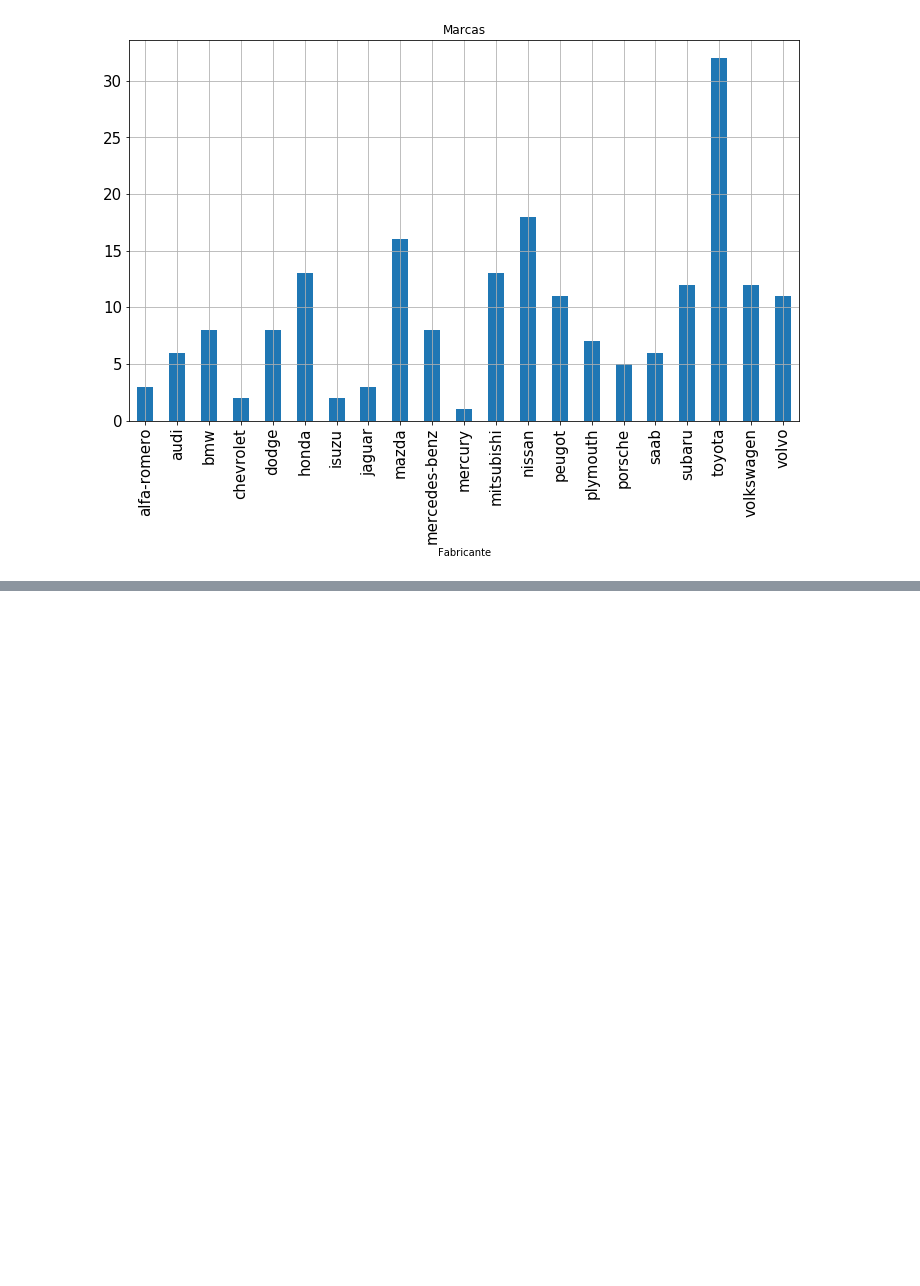
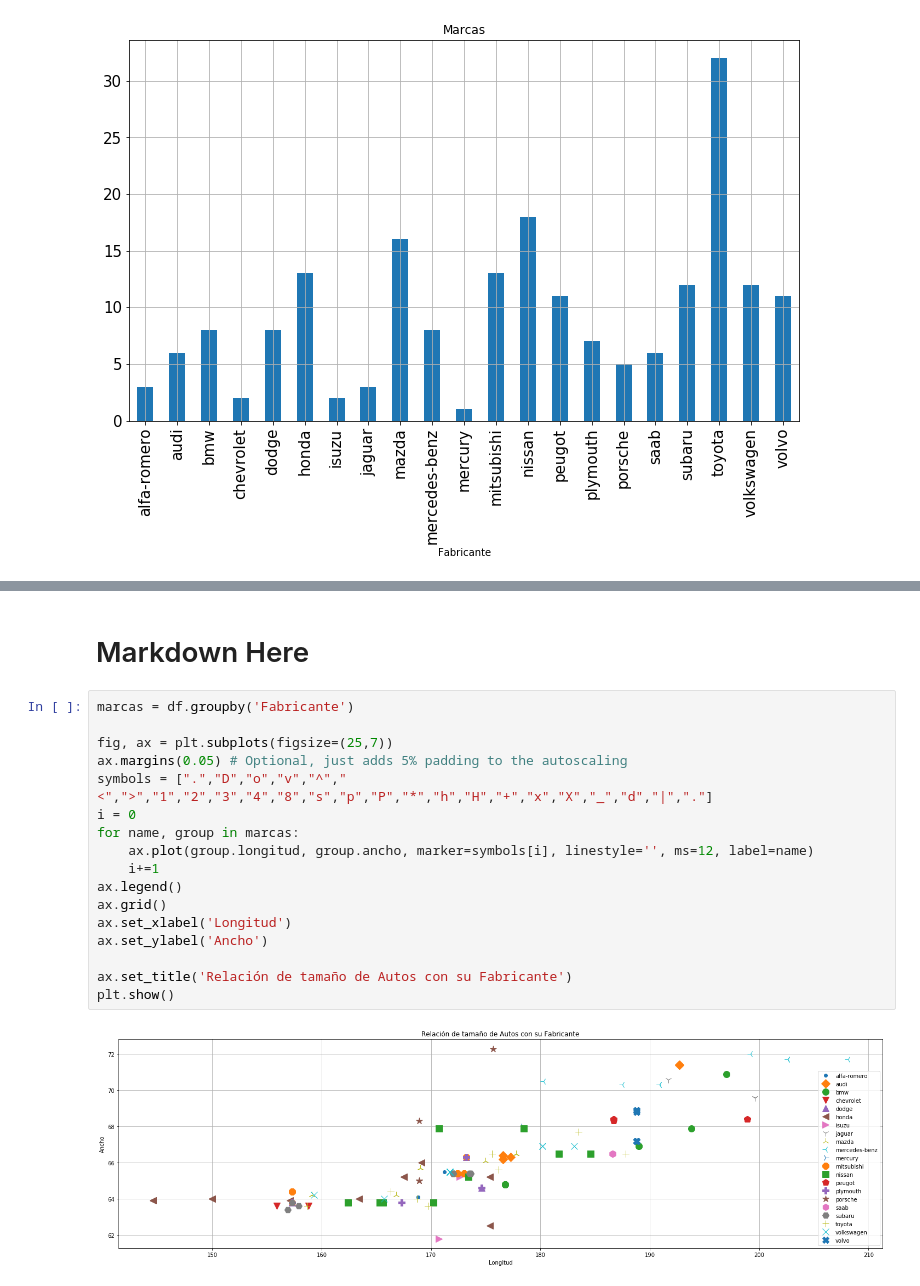
Before and after one commit to Manolomon/automobile-analysis, a Jupyter notebook: analysis.ipynb, the cells around one changed output, grey strips where cells are left out. Drawn from its saved outputs; the diff is of its cells as text; blank space fills up the shorter version.

Commit message:
Se agregan gráficas de correlación y y tamaño

```diff
--- a/analysis.ipynb
+++ b/analysis.ipynb
@@ -83,3 +94,24 @@ plt.legend(title='Tipo de Combustible')
 plt.show()
 # %% [output]
 [figure]
+# %% [markdown]
+# Markdown Here
+# %%
+marcas = df.groupby('Fabricante')
+
+fig, ax = plt.subplots(figsize=(25,7))
+ax.margins(0.05) # Optional, just adds 5% padding to the autoscaling
+symbols = [".","D","o","v","^","<",">","1","2","3","4","8","s","p","P","*","h","H","+","x","X","_","d","|","."]
+i = 0
+for name, group in marcas:
+    ax.plot(group.longitud, group.ancho, marker=symbols[i], linestyle='', ms=12, label=name)
+    i+=1
+ax.legend()
+ax.grid()
+ax.set_xlabel('Longitud')
+ax.set_ylabel('Ancho')
+
+ax.set_title('Relación de tamaño de Autos con su Fabricante')
+plt.show()
+# %% [output]
+[figure, added]
```
Also changed, not shown: parts of 13 cells of this notebook.
